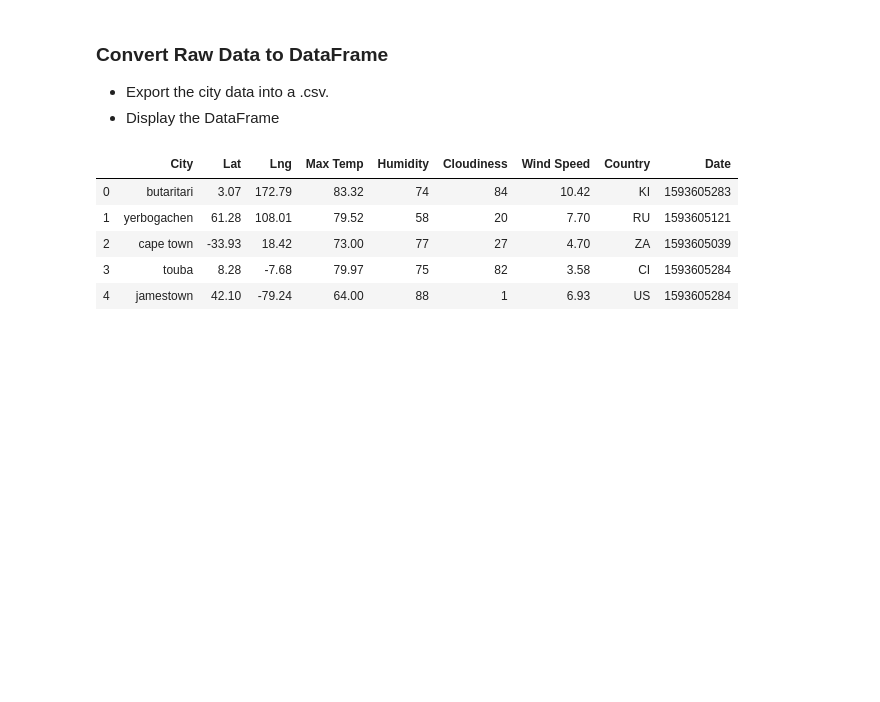
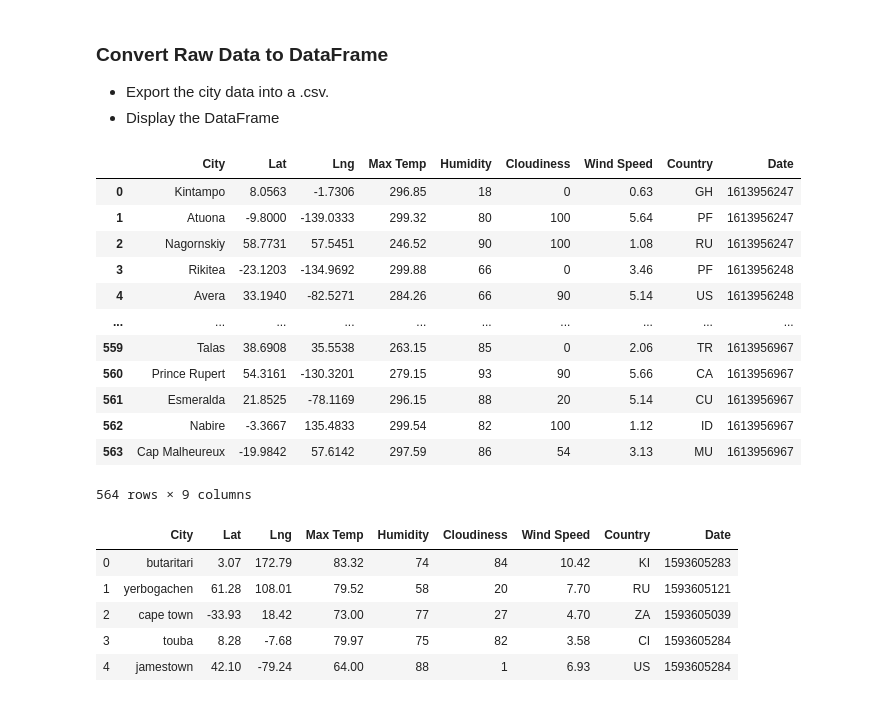
Before and after one commit to RuthlessNative/06-python-api-challenge, a Jupyter notebook: WeatherPy/WeatherPy.ipynb, the cells around one changed output. Saved outputs shown, nothing was run; the diff lists cells and outputs as text; code cells hidden in the pictures; blank space fills up the shorter version.

Commit message:
City df complete

```diff
--- a/WeatherPy/WeatherPy.ipynb
+++ b/WeatherPy/WeatherPy.ipynb
@@ -156,7 +168,7 @@ print("-----------------------------")
 
 record_count = 1
 set_count = 1
-dic_city_data = []
+ls_city_data = []
 
 
 #for city in cities[:5]:
@@ -186,6 +198,8 @@ for city in cities:
         data["Country"] = response_json["sys"]["country"]
         data["Date"] = response_json["dt"]
 
+        ls_city_data.append(dict(data))
+
         #data
 
         #print(json.dumps(response, indent=4, sort_keys=True))
@@ -239,6 +233,24 @@ Data Retrieval Complete
 ### Convert Raw Data to DataFrame
 * Export the city data into a .csv.
 * Display the DataFrame
+# %%
+#weather_df = pd.DataFrame(ls_city_data, index=[0])
+weather_df = pd.DataFrame(ls_city_data)
+weather_df
+# %% [output]
+|  | City | Lat | Lng | Max Temp | Humidity | Cloudiness | Wind Speed | Country | Date |
+| 0 | Kintampo | 8.0563 | -1.7306 | 296.85 | 18 | 0 | 0.63 | GH | 1613956247 |
+| 1 | Atuona | -9.8000 | -139.0333 | 299.32 | 80 | 100 | 5.64 | PF | 1613956247 |
+| 2 | Nagornskiy | 58.7731 | 57.5451 | 246.52 | 90 | 100 | 1.08 | RU | 1613956247 |
+| 3 | Rikitea | -23.1203 | -134.9692 | 299.88 | 66 | 0 | 3.46 | PF | 1613956248 |
+| 4 | Avera | 33.1940 | -82.5271 | 284.26 | 66 | 90 | 5.14 | US | 1613956248 |
+| ... | ... | ... | ... | ... | ... | ... | ... | ... | ... |
+| 559 | Talas | 38.6908 | 35.5538 | 263.15 | 85 | 0 | 2.06 | TR | 1613956967 |
+| 560 | Prince Rupert | 54.3161 | -130.3201 | 279.15 | 93 | 90 | 5.66 | CA | 1613956967 |
+| 561 | Esmeralda | 21.8525 | -78.1169 | 296.15 | 88 | 20 | 5.14 | CU | 1613956967 |
+| 562 | Nabire | -3.3667 | 135.4833 | 299.54 | 82 | 100 | 1.12 | ID | 1613956967 |
+| 563 | Cap Malheureux | -19.9842 | 57.6142 | 297.59 | 86 | 54 | 3.13 | MU | 1613956967 |
+564 rows × 9 columns
 # %%
 # %% [output]
 |  | City | Lat | Lng | Max Temp | Humidity | Cloudiness | Wind Speed | Country | Date |
```
Also changed, not shown: parts of 2 cells of this notebook.
